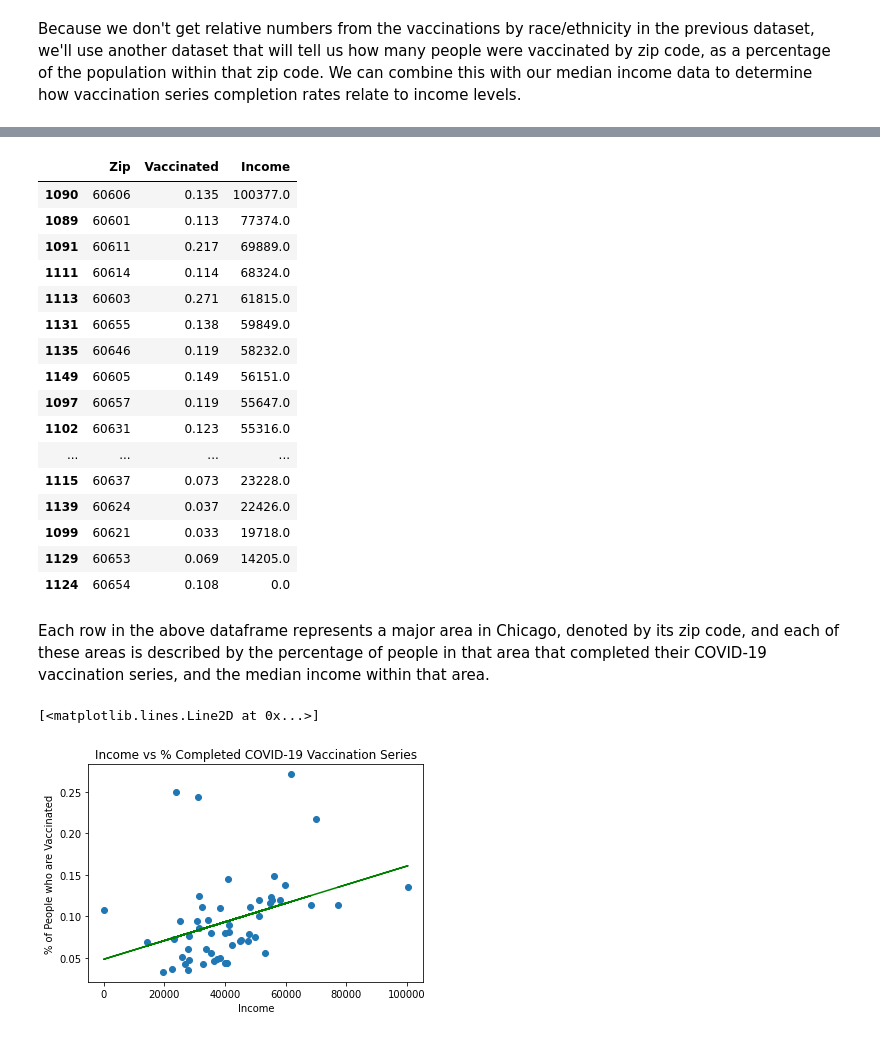
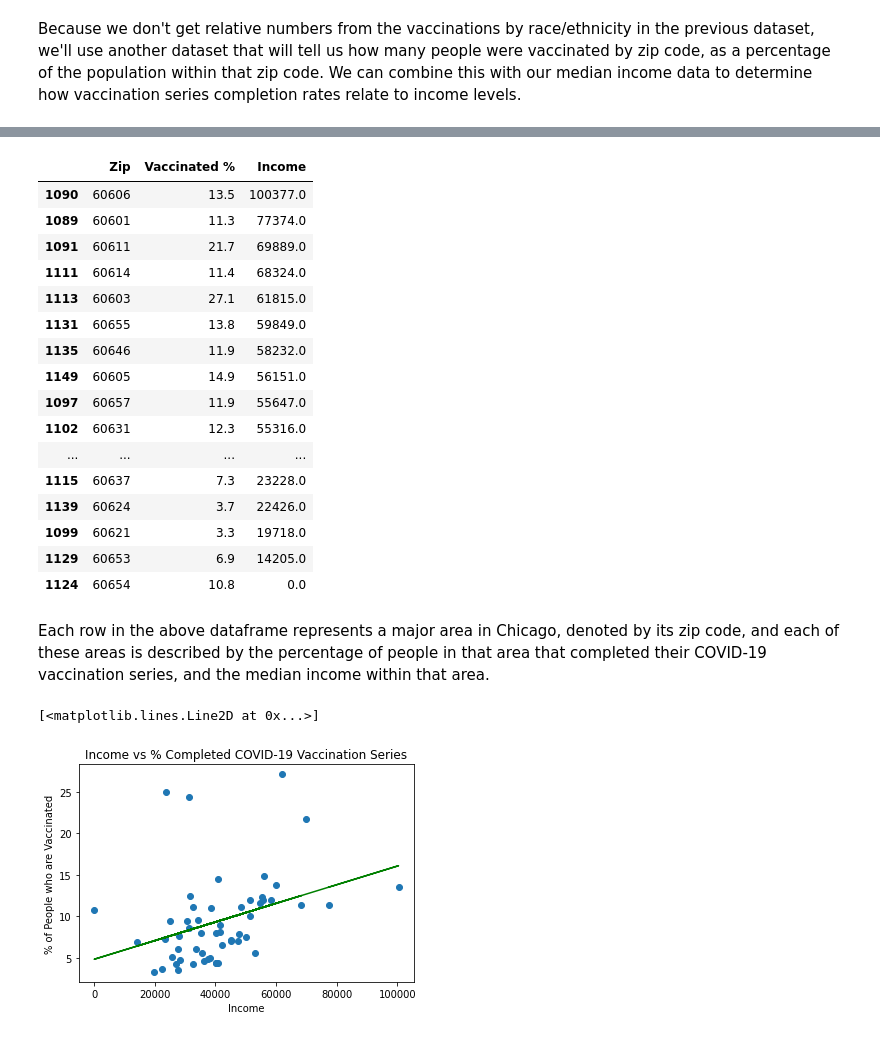
Before and after one commit to mdesilva/Data-Science, a Jupyter notebook: chicago_covid/Chicago Covid Analysis.ipynb, the cells around one changed output, grey strips where cells are left out. Cells and saved outputs as stored; diff of their text form; code cells hidden in the pictures.

```diff
--- a/chicago_covid/Chicago Covid Analysis.ipynb
+++ b/chicago_covid/Chicago Covid Analysis.ipynb
@@ -235,40 +235,40 @@ for zipcode in vczptd["Zip Code"]:
         mi.append(None)
 # %%
 df4 = pd.DataFrame({'Zip': vczptd["Zip Code"],
-                    "Vaccinated": vczptd["Vaccine Series Completed  - Percent Population"],
+                    "Vaccinated %": vczptd["Vaccine Series Completed  - Percent Population"] * 100,
                     "Income": mi})
 df4.dropna(inplace=True)
 df4.sort_values("Income", ascending=False)
 # %% [output]
-|  | Zip | Vaccinated | Income |
-| 1090 | 60606 | 0.135 | 100377.0 |
-| 1089 | 60601 | 0.113 | 77374.0 |
-| 1091 | 60611 | 0.217 | 69889.0 |
-| 1111 | 60614 | 0.114 | 68324.0 |
-| 1113 | 60603 | 0.271 | 61815.0 |
-| 1131 | 60655 | 0.138 | 59849.0 |
-| 1135 | 60646 | 0.119 | 58232.0 |
-| 1149 | 60605 | 0.149 | 56151.0 |
-| 1097 | 60657 | 0.119 | 55647.0 |
-| 1102 | 60631 | 0.123 | 55316.0 |
+|  | Zip | Vaccinated % | Income |
+| 1090 | 60606 | 13.5 | 100377.0 |
+| 1089 | 60601 | 11.3 | 77374.0 |
+| 1091 | 60611 | 21.7 | 69889.0 |
+| 1111 | 60614 | 11.4 | 68324.0 |
+| 1113 | 60603 | 27.1 | 61815.0 |
+| 1131 | 60655 | 13.8 | 59849.0 |
+| 1135 | 60646 | 11.9 | 58232.0 |
+| 1149 | 60605 | 14.9 | 56151.0 |
+| 1097 | 60657 | 11.9 | 55647.0 |
+| 1102 | 60631 | 12.3 | 55316.0 |
 | ... | ... | ... | ... |
-| 1115 | 60637 | 0.073 | 23228.0 |
-| 1139 | 60624 | 0.037 | 22426.0 |
-| 1099 | 60621 | 0.033 | 19718.0 |
-| 1129 | 60653 | 0.069 | 14205.0 |
-| 1124 | 60654 | 0.108 | 0.0 |
+| 1115 | 60637 | 7.3 | 23228.0 |
+| 1139 | 60624 | 3.7 | 22426.0 |
+| 1099 | 60621 | 3.3 | 19718.0 |
+| 1129 | 60653 | 6.9 | 14205.0 |
+| 1124 | 60654 | 10.8 | 0.0 |
 # %% [markdown]
 Each row in the above dataframe represents a major area in Chicago, denoted by its zip code, and each of these areas is described by the percentage of people in that area that completed their COVID-19 vaccination series, and the median income within that area.
 # %%
-m, b = np.polyfit(df4["Income"], df4["Vaccinated"], 1) #get line of best fit for income vs vaccinated
+m, b = np.polyfit(df4["Income"], df4["Vaccinated %"], 1) #get line of best fit for income vs vaccinated
 # %%
-plt.scatter(df4["Income"], df4["Vaccinated"]) #plot income vs % vaccinated
+plt.scatter(df4["Income"], df4["Vaccinated %"]) #plot income vs % vaccinated
 plt.title("Income vs % Completed COVID-19 Vaccination Series")
 plt.xlabel("Income")
 plt.ylabel("% of People who are Vaccinated")
 plt.plot(df4["Income"], m*df4["Income"]+b, color="green")
 # %% [output]
 [<matplotlib.lines.Line2D at 0x...>]
-[figure, old version]
+[figure, new version]
 # %% [markdown]
 ### We can observe in the above graph that individuals with higher incomes have greater vaccination rates than those with lower incomes. ***So, the greater your annual income, the more likely you are to receive or have received the COVID-19 vaccine***.
```
Also changed, not shown: parts of 3 cells of this notebook.
